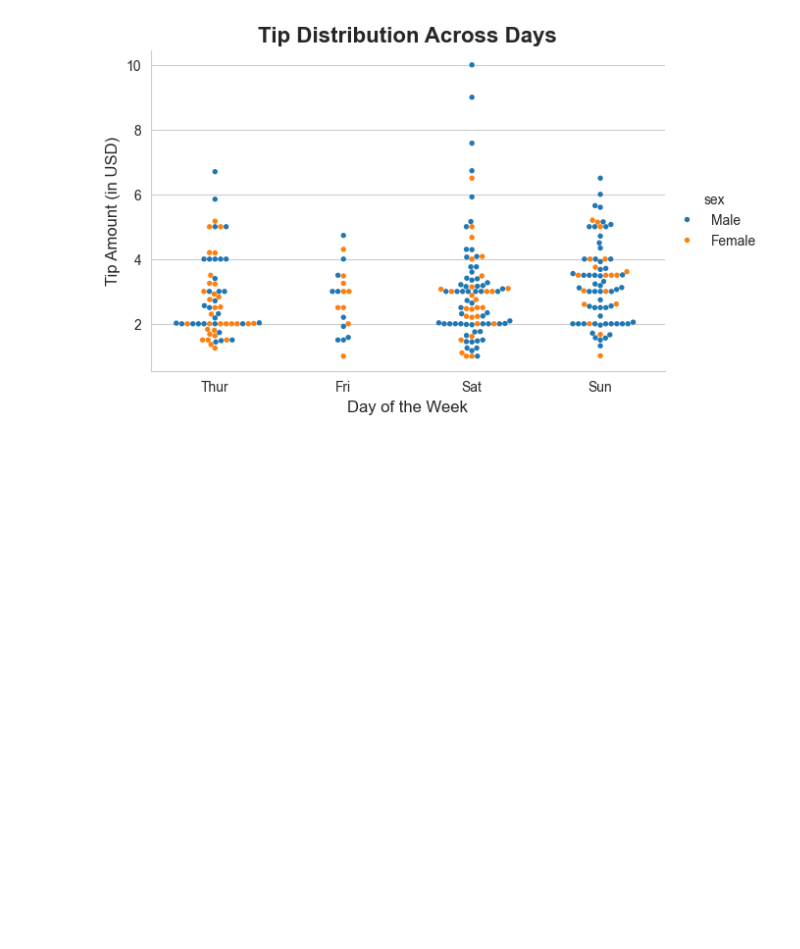
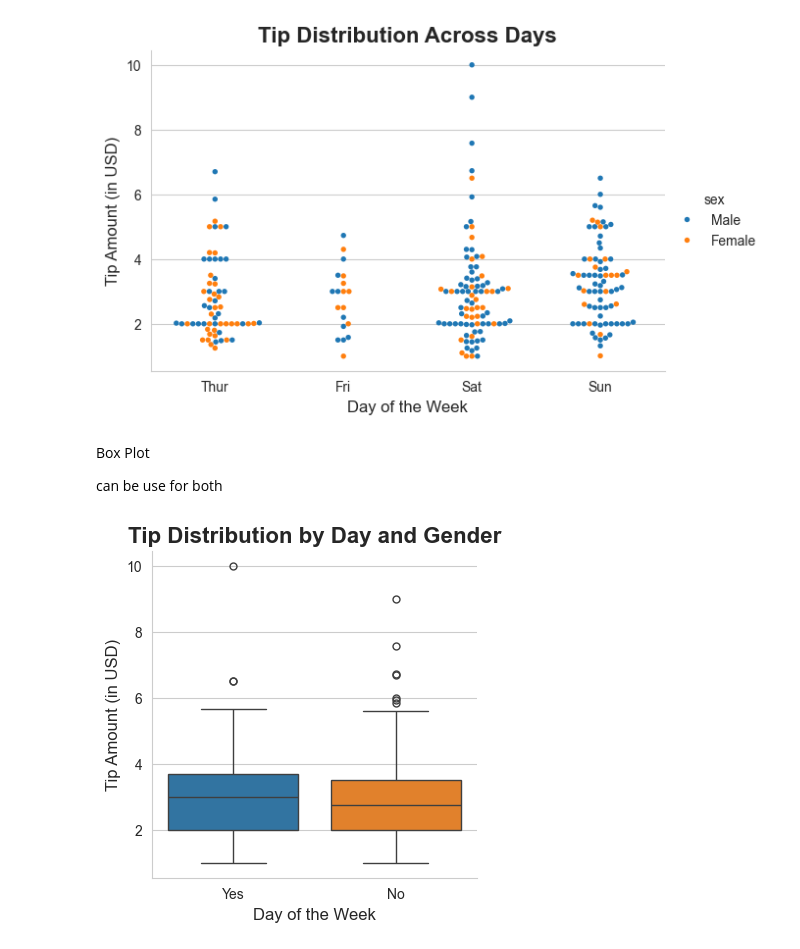
Before and after one commit to Razakhan143/demo, a Jupyter notebook: seaborn.ipynb, the cells around one changed output. Cells and saved outputs as stored; diff of their text form; code cells hidden in the pictures; blank space fills up the shorter version.

```diff
--- a/seaborn.ipynb
+++ b/seaborn.ipynb
@@ -64,3 +64,22 @@ plt.ylabel("Tip Amount (in USD)", fontsize=12)
 plt.show()
 # %% [output]
 [figure]
+# %% [markdown]
+Box Plot
+
+can be use for both
+# %%
+sns.catplot(
+    x="smoker", y="tip", hue="smoker", data=data, kind="box",
+     height=4, aspect=1
+)
+
+# Add title and labels
+plt.title("Tip Distribution by Day and Gender", fontsize=16, fontweight='bold')
+plt.xlabel("Day of the Week", fontsize=12)
+plt.ylabel("Tip Amount (in USD)", fontsize=12)
+
+# Display the plot
+plt.show()
+# %% [output]
+[figure, added]
```
Also changed, not shown: parts of 1 cell of this notebook.
